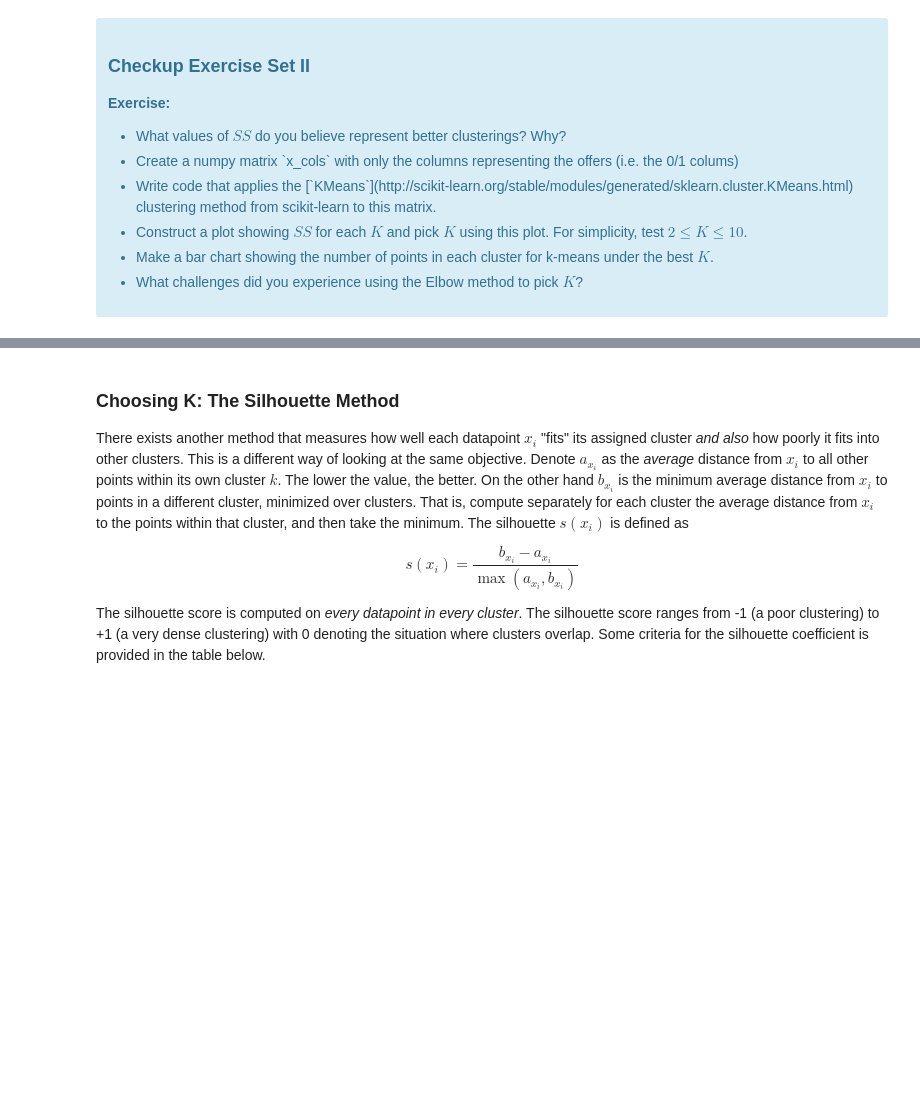
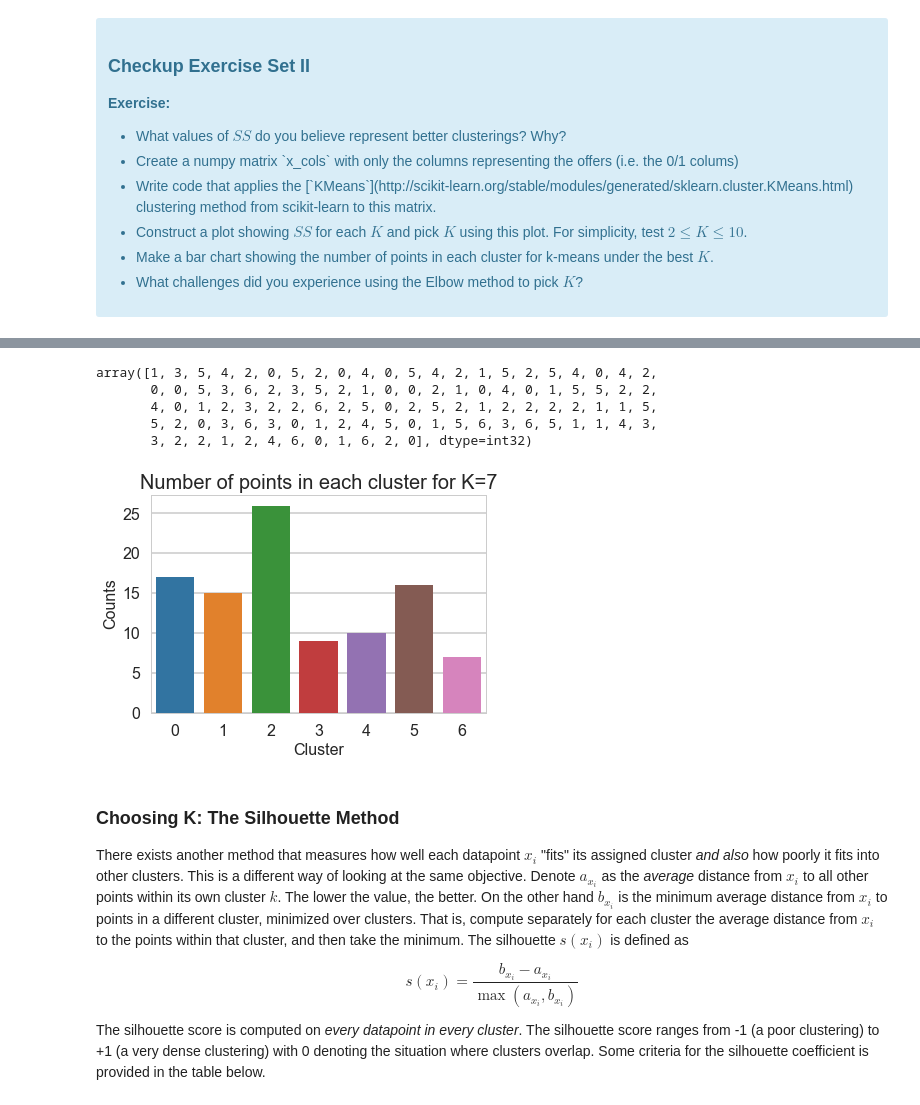
Before and after one commit to azades/Springboard, a Jupyter notebook: clustering/Mini_Project_Clustering.ipynb, the cells around one changed output, grey strips where cells are left out. Saved outputs shown, nothing was run; the diff lists cells and outputs as text; code cells hidden in the pictures; blank space fills up the shorter version.

```diff
--- a/clustering/Mini_Project_Clustering.ipynb
+++ b/clustering/Mini_Project_Clustering.ipynb
@@ -77,3 +211,27 @@ where $x_i$ is a point, $C_k$ represents cluster $k$ and $\mu_k$ is the centroid
+# %%
+# KMeans (with # of clusters = 7)
+clf = KMeans(n_clusters=7, random_state=15)
+clf.fit(x_cols)
+
+# Output Predicted Array
+pred_array = clf.predict(x_cols)
+pred_array
+# %% [output]
+array([1, 3, 5, 4, 2, 0, 5, 2, 0, 4, 0, 5, 4, 2, 1, 5, 2, 5, 4, 0, 4, 2,
+       0, 0, 5, 3, 6, 2, 3, 5, 2, 1, 0, 0, 2, 1, 0, 4, 0, 1, 5, 5, 2, 2,
+       4, 0, 1, 2, 3, 2, 2, 6, 2, 5, 0, 2, 5, 2, 1, 2, 2, 2, 2, 1, 1, 5,
+       5, 2, 0, 3, 6, 3, 0, 1, 2, 4, 5, 0, 1, 5, 6, 3, 6, 5, 1, 1, 4, 3,
+       3, 2, 2, 1, 2, 4, 6, 0, 1, 6, 2, 0], dtype=int32)
+# %%
+# Bar Graph with the predicted array from above
+sns.countplot(pred_array)
+plt.title("Number of points in each cluster for K=7", fontsize=20)
+plt.xlabel("Cluster", fontsize=16)
+plt.ylabel("Counts", fontsize=16)
+
+plt.show()
+# %% [output]
+[figure, added]
 # %% [markdown]
 ### Choosing K: The Silhouette Method
 
```
Also changed, not shown: parts of 22 cells of this notebook, 1 other file.
